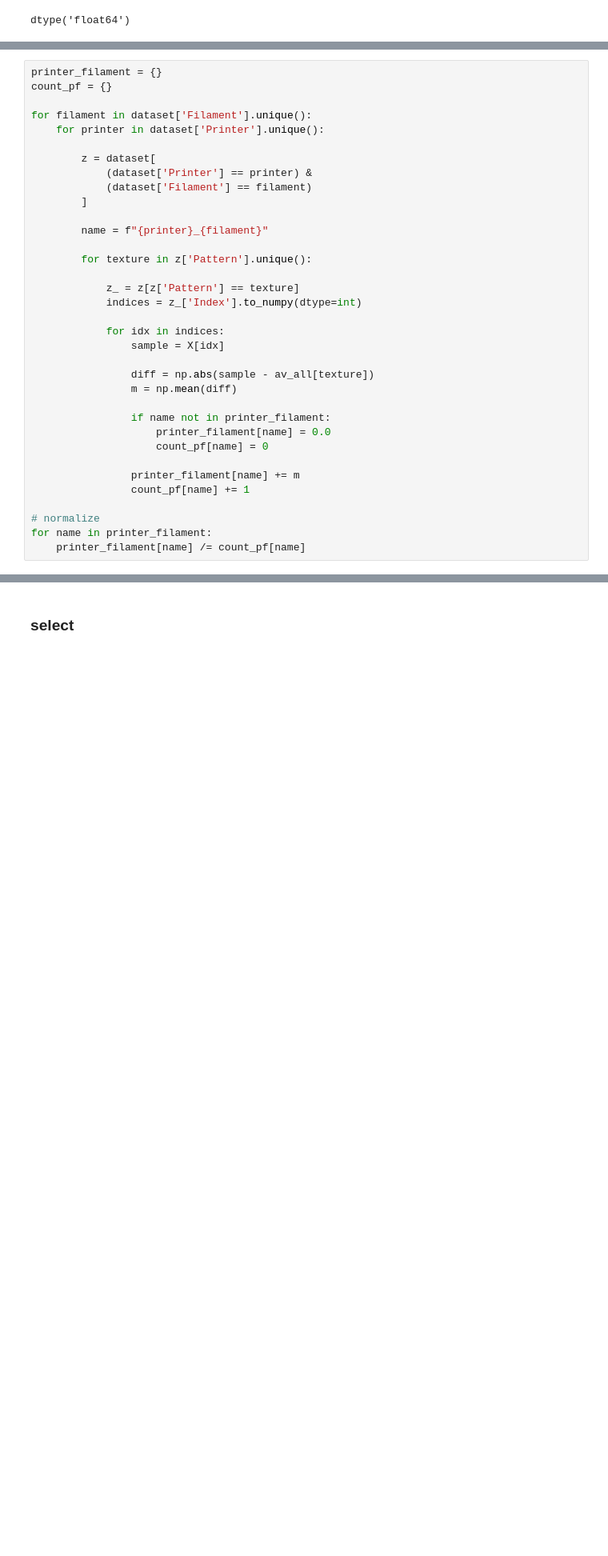
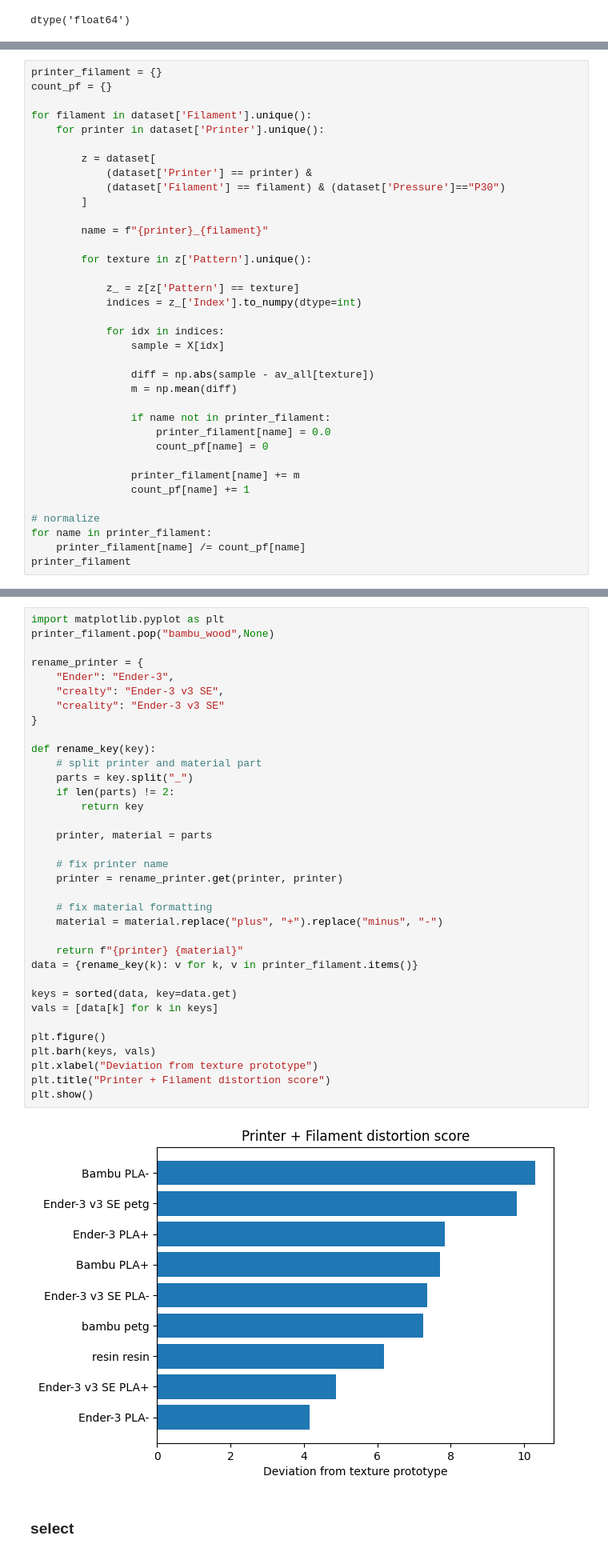
Before and after one commit to shepai/3D-textures, a Jupyter notebook: Experimental/all_the_same.ipynb, the cells around one changed output, grey strips where cells are left out. Shown at 80% size. Cells and saved outputs as stored; diff of their text form; blank space fills up the shorter version.

```diff
--- a/Experimental/all_the_same.ipynb
+++ b/Experimental/all_the_same.ipynb
@@ -260,7 +313,7 @@ for filament in dataset['Filament'].unique():
 
         z = dataset[
             (dataset['Printer'] == printer) &
-            (dataset['Filament'] == filament)
+            (dataset['Filament'] == filament) & (dataset['Pressure']=="P30")
         ]
 
         name = f"{printer}_{filament}"
@@ -286,3 +339,4 @@ for filament in dataset['Filament'].unique():
 # normalize
 for name in printer_filament:
     printer_filament[name] /= count_pf[name]
+printer_filament
@@ -302,3 +354,40 @@ printer_filament
+# %%
+import matplotlib.pyplot as plt
+printer_filament.pop("bambu_wood",None)
+
+rename_printer = {
+    "Ender": "Ender-3",
+    "crealty": "Ender-3 v3 SE",
+    "creality": "Ender-3 v3 SE"
+}
+
+def rename_key(key):
+    # split printer and material part
+    parts = key.split("_")
+    if len(parts) != 2:
+        return key
+
+    printer, material = parts
+
+    # fix printer name
+    printer = rename_printer.get(printer, printer)
+
+    # fix material formatting
+    material = material.replace("plus", "+").replace("minus", "-")
+
+    return f"{printer} {material}"
+data = {rename_key(k): v for k, v in printer_filament.items()}
+
+keys = sorted(data, key=data.get)
+vals = [data[k] for k in keys]
+
+plt.figure()
+plt.barh(keys, vals)
+plt.xlabel("Deviation from texture prototype")
+plt.title("Printer + Filament distortion score")
+plt.show()
+# %% [output]
+[figure, added]
 # %% [markdown]
 ### select
 # %%
```
Also changed, not shown: parts of 10 cells of this notebook.
